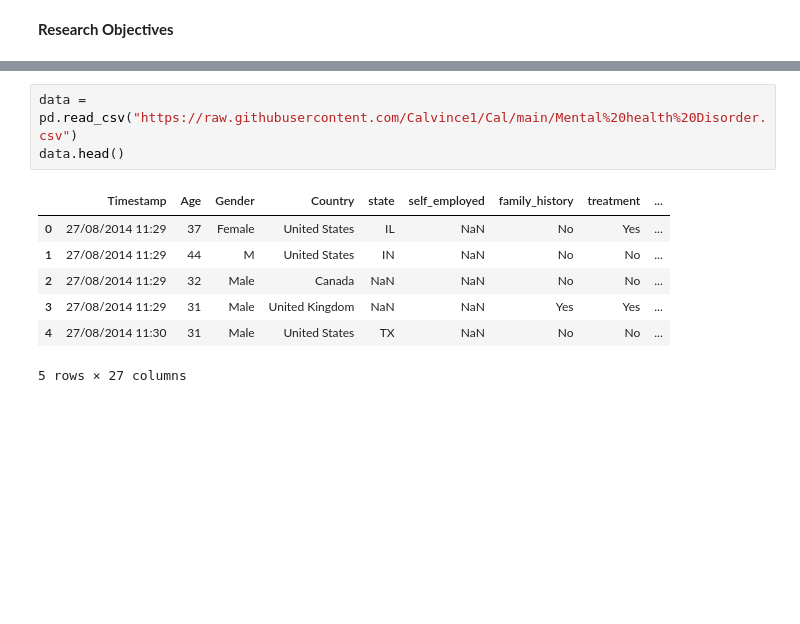
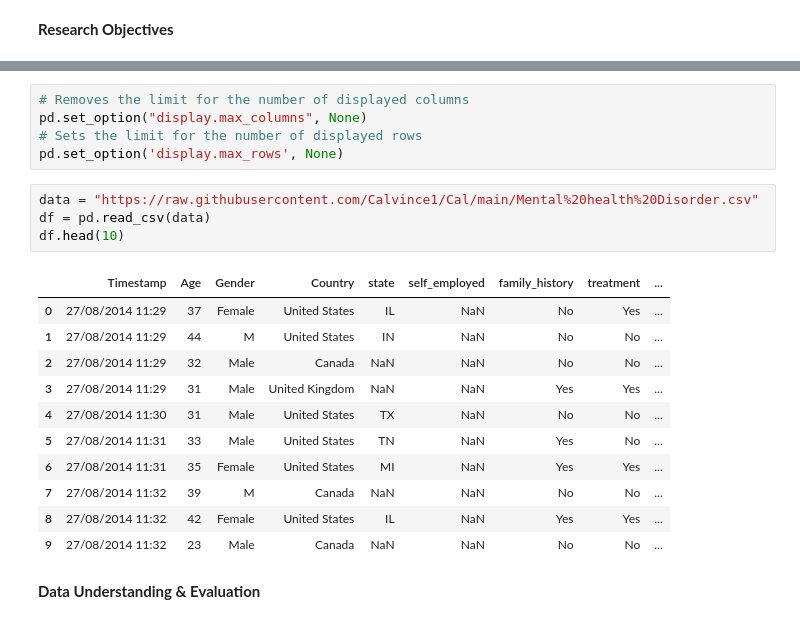
Before and after one commit to Calvince1/Cal, a Jupyter notebook: 149481_CSA.ipynb, the cells around one changed output, grey strips where cells are left out. Cells and saved outputs as stored; diff of their text form; blank space fills up the shorter version.

```diff
--- a/149481_CSA.ipynb
+++ b/149481_CSA.ipynb
@@ -57,11 +69,23 @@ from statistics import mean
+# %%
+# Removes the limit for the number of displayed columns
+pd.set_option("display.max_columns", None)
+# Sets the limit for the number of displayed rows
+pd.set_option('display.max_rows', None)
 # %%
-data = pd.read_csv("https://raw.githubusercontent.com/Calvince1/Cal/main/Mental%20health%20Disorder.csv")
-data.head()
+data = "https://raw.githubusercontent.com/Calvince1/Cal/main/Mental%20health%20Disorder.csv"
+df = pd.read_csv(data)
+df.head(10)
 # %% [output]
 |  | Timestamp | Age | Gender | Country | state | self_employed | family_history | treatment | ... |
 | 0 | 27/08/2014 11:29 | 37 | Female | United States | IL | NaN | No | Yes | ... |
 | 1 | 27/08/2014 11:29 | 44 | M | United States | IN | NaN | No | No | ... |
 | 2 | 27/08/2014 11:29 | 32 | Male | Canada | NaN | NaN | No | No | ... |
 | 3 | 27/08/2014 11:29 | 31 | Male | United Kingdom | NaN | NaN | Yes | Yes | ... |
 | 4 | 27/08/2014 11:30 | 31 | Male | United States | TX | NaN | No | No | ... |
+| 5 | 27/08/2014 11:31 | 33 | Male | United States | TN | NaN | Yes | No | ... |
+| 6 | 27/08/2014 11:31 | 35 | Female | United States | MI | NaN | Yes | Yes | ... |
+| 7 | 27/08/2014 11:32 | 39 | M | Canada | NaN | NaN | No | No | ... |
+| 8 | 27/08/2014 11:32 | 42 | Female | United States | IL | NaN | Yes | Yes | ... |
+| 9 | 27/08/2014 11:32 | 23 | Male | Canada | NaN | NaN | No | No | ... |
-5 rows × 27 columns
+# %% [markdown]
+**Data Understanding & Evaluation**
```
Also changed, not shown: parts of 22 cells of this notebook.
